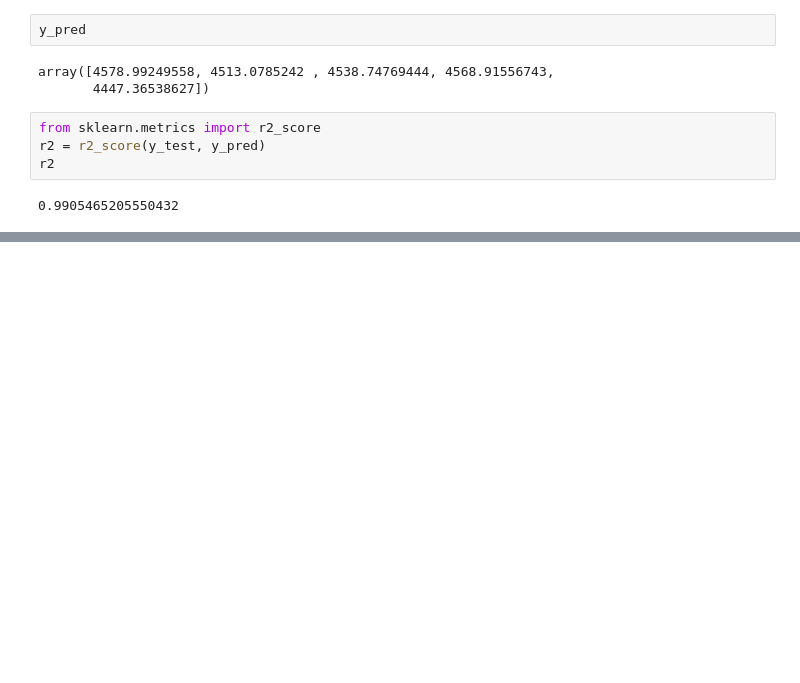
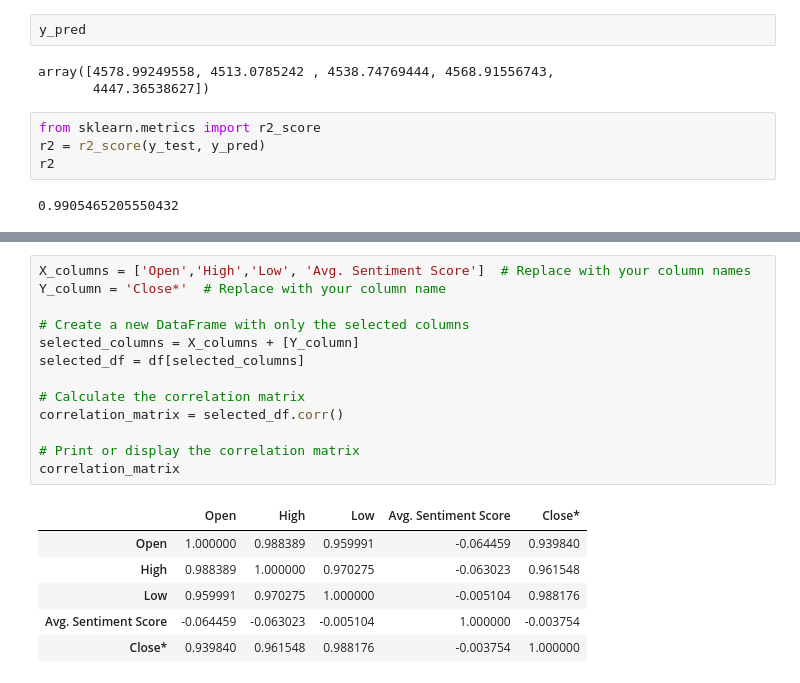
Before and after one commit to NeilB18/Media-Dominance-on-Stock-Market., a Jupyter notebook: models/Supervised/Regression/Lin_Reg_Test_1.ipynb, the cells around one changed output, grey strips where cells are left out. Saved outputs shown, nothing was run; the diff lists cells and outputs as text; blank space fills up the shorter version.

```diff
--- a/models/Supervised/Regression/Lin_Reg_Test_1.ipynb
+++ b/models/Supervised/Regression/Lin_Reg_Test_1.ipynb
@@ -72,0 +86,20 @@ r2
+# %%
+X_columns = ['Open','High','Low', 'Avg. Sentiment Score']  # Replace with your column names
+Y_column = 'Close*'  # Replace with your column name
+
+# Create a new DataFrame with only the selected columns
+selected_columns = X_columns + [Y_column]
+selected_df = df[selected_columns]
+
+# Calculate the correlation matrix
+correlation_matrix = selected_df.corr()
+
+# Print or display the correlation matrix
+correlation_matrix
+# %% [output]
+|  | Open | High | Low | Avg. Sentiment Score | Close* |
+| Open | 1.000000 | 0.988389 | 0.959991 | -0.064459 | 0.939840 |
+| High | 0.988389 | 1.000000 | 0.970275 | -0.063023 | 0.961548 |
+| Low | 0.959991 | 0.970275 | 1.000000 | -0.005104 | 0.988176 |
+| Avg. Sentiment Score | -0.064459 | -0.063023 | -0.005104 | 1.000000 | -0.003754 |
+| Close* | 0.939840 | 0.961548 | 0.988176 | -0.003754 | 1.000000 |
```
Also changed, not shown: parts of 2 cells of this notebook, 4 other files.
